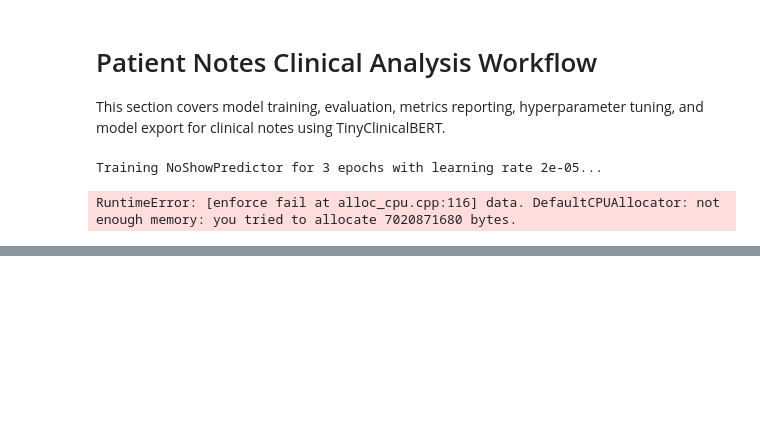
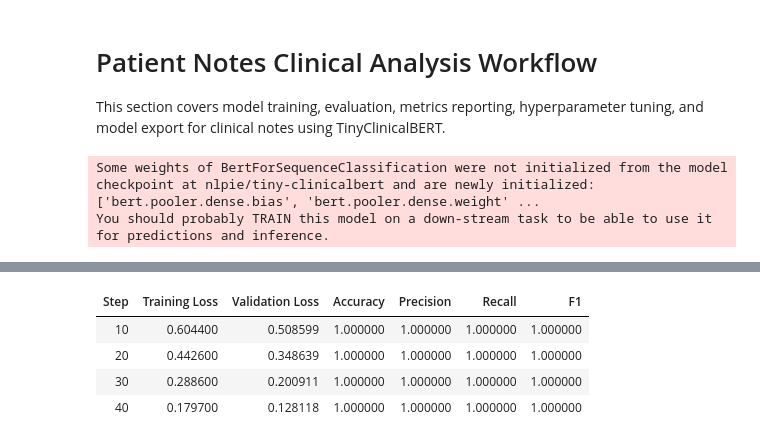
Before and after one commit to swapnilprakashpatil/aai510_3proj, a Jupyter notebook: notebooks/PatientDataAnalysis.ipynb, the cells around one changed output, grey strips where cells are left out. Drawn from its saved outputs; the diff is of its cells as text; code cells hidden in the pictures; blank space fills up the shorter version.

```diff
--- a/notebooks/PatientDataAnalysis.ipynb
+++ b/notebooks/PatientDataAnalysis.ipynb
@@ -395,27 +395,17 @@ if is_step_enabled('nlp_noshow_prediction'):
     clinical_df =  df.dropna(subset=["PatientNotes", "PatientSentiment", "NoShowReason", "No-show"])
     clinical_df["NoShowReason"] = clinical_df["NoShowReason"].fillna("")
     clinical_df["AssessmentNotes"] = clinical_df["PatientNotes"] + " " + clinical_df["PatientSentiment"] + " " + clinical_df["NoShowReason"]
-# %%
-if is_step_enabled('nlp_noshow_prediction'):
-    # Get TinyClinicalBERT config as dict
-    tiny_clinicalbert_config = HYPERPARAMETERS['tiny_clinicalbert'][0]
-
-    # Instantiate and train NoShowPredictor with config, device, and seed
-    no_show_model = NoShowPredictor(
-        config=tiny_clinicalbert_config,
-        device=NLP_CONFIG['device'],
-        seed=RANDOM_STATE
-    )
-    no_show_model.train(clinical_df, text_col="AssessmentNotes", label_col="No-show")
-
-    # Evaluate and plot metrics
-    acc, cm, roc = no_show_model.evaluate(clinical_df, text_col="AssessmentNotes", label_col="No-show")
-
-    # Hyperparameter tuning
-    best_lr, best_epochs = no_show_model.tune_hyperparameters(clinical_df, text_col="AssessmentNotes", label_col="No-show")
-
-    # Save the best model
-    no_show_model.save("../models/nlp/no_show_classifier.pt")
-# %% [output]
-Training NoShowPredictor for 3 epochs with learning rate 2e-05...
-RuntimeError: [enforce fail at alloc_cpu.cpp:116] data. DefaultCPUAllocator: not enough memory: you tried to allocate 7020871680 bytes.
+# %%
+if is_step_enabled('nlp_noshow_prediction'):
+
+    # 1. Initialize predictor with config from config.py
+    predictor = ClinicalNotesNoShowPredictor()
+
+    # 2. Prepare data (train/validation split)
+    train_ds, valid_ds = predictor.prepare_data(clinical_df, "NoShowReason", "No-show")
+
+    # 3. Train model
+    trainer = predictor.train(train_ds, valid_ds, output_dir=PREDICTION_MODEL_EXPORT_PATH)
+# %% [output]
+Some weights of BertForSequenceClassification were not initialized from the model checkpoint at nlpie/tiny-clinicalbert and are newly initialized: ['bert.pooler.dense.bias', 'bert.pooler.dense.weight' ...
+You should probably TRAIN this model on a down-stream task to be able to use it for predictions and inference.
@@ -421,0 +413,5 @@ RuntimeError: [enforce fail at alloc_cpu.cpp:116] data. DefaultCPUAllocator: not
+| Step | Training Loss | Validation Loss | Accuracy | Precision | Recall | F1 |
+| 10 | 0.604400 | 0.508599 | 1.000000 | 1.000000 | 1.000000 | 1.000000 |
+| 20 | 0.442600 | 0.348639 | 1.000000 | 1.000000 | 1.000000 | 1.000000 |
+| 30 | 0.288600 | 0.200911 | 1.000000 | 1.000000 | 1.000000 | 1.000000 |
+| 40 | 0.179700 | 0.128118 | 1.000000 | 1.000000 | 1.000000 | 1.000000 |
```
Also changed, not shown: parts of 10 cells of this notebook, 8 other files.
